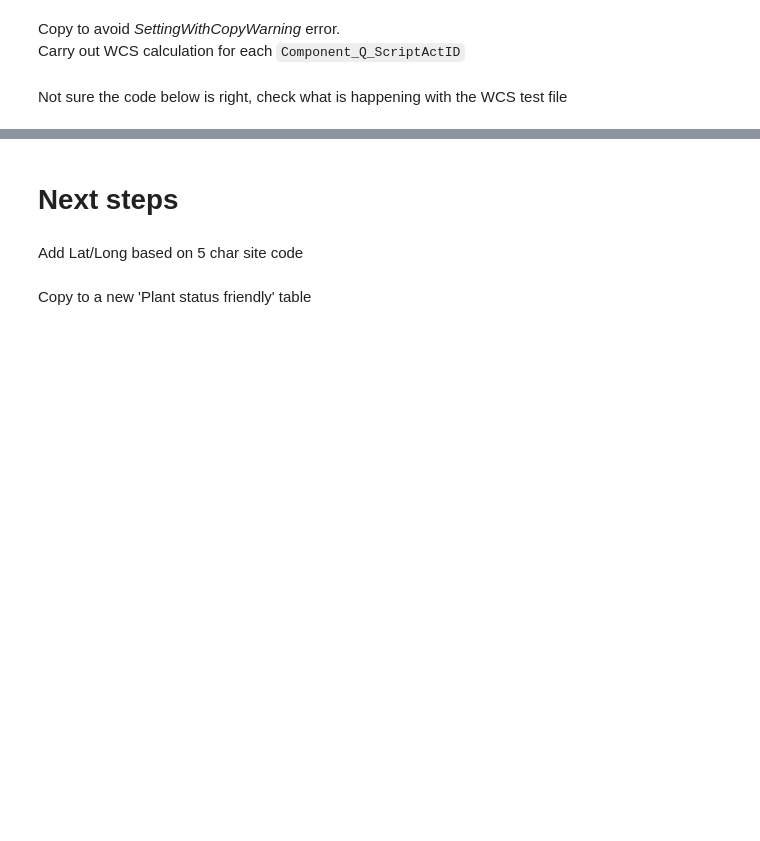
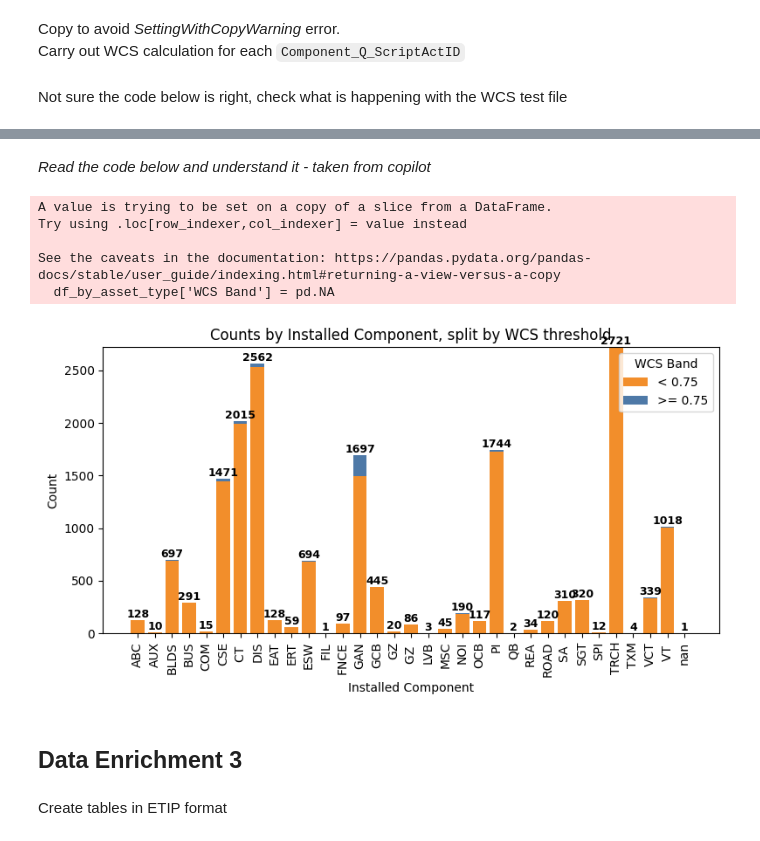
Before and after one commit to Rob1867/Project, a Jupyter notebook: Visual Condition Pipeline.ipynb, the cells around one changed output, grey strips where cells are left out. Cells and saved outputs as stored; diff of their text form; code cells hidden in the pictures; blank space fills up the shorter version.

```diff
--- a/Visual Condition Pipeline.ipynb
+++ b/Visual Condition Pipeline.ipynb
@@ -451,0 +707,6 @@ df_final.to_excel(r'C:\Users\robert.everitt\OneDrive - National Grid\Data Engine
+# %%
+by_asset_type_columns = ['Installed Component', 'Script Activity ID', 'WCS']
+
+df_by_asset_type = df_unique_clean[by_asset_type_columns]
+
+df_by_asset_type.head()
@@ -452,6 +720,59 @@ df_final.to_excel(r'C:\Users\robert.everitt\OneDrive - National Grid\Data Engine
+# %% [markdown]
+*Read the code below and understand it - taken from copilot*
+# %%
+
+
+
+# --- Configuration ---
+threshold = 0.75
+count_unique_script_ids = False  # True -> count unique Script Activity IDs; False -> count rows
+
+# --- Create WCS band labels ---
+df_by_asset_type['WCS Band'] = pd.NA
+df_by_asset_type.loc[df_by_asset_type['WCS'] >= threshold, 'WCS Band'] = f'>= {threshold}'
+df_by_asset_type.loc[df_by_asset_type['WCS'] <  threshold, 'WCS Band'] = f'< {threshold}'
+
+# --- Aggregate counts per Installed Component per WCS band ---
+if count_unique_script_ids:
+    agg_df = df_by_asset_type.groupby(['Installed Component', 'WCS Band'])['Script Activity ID'].nunique().reset_index(name='Count')
+else:
+    agg_df = df_by_asset_type.groupby(['Installed Component', 'WCS Band']).size().reset_index(name='Count')
+
+# Pivot to wide format for stacked bars
+pivot_df = agg_df.pivot(index='Installed Component', columns='WCS Band', values='Count').fillna(0)
+
+# Order segments: below threshold first, then above
+col_order = [c for c in pivot_df.columns if str(c).startswith('<')] + [c for c in pivot_df.columns if str(c).startswith('>=')]
+pivot_df = pivot_df[col_order]
+
+# --- Plot ---
+plt.figure(figsize=(8, 4.5))
+colors = ['#f28e2b', '#4e79a7']  # orange for below, blue for above
+bottom = None
+
+for i, col in enumerate(pivot_df.columns):
+    plt.bar(pivot_df.index, pivot_df[col], bottom=bottom, label=col, color=colors[i % len(colors)])
+    bottom = pivot_df.iloc[:, :i+1].sum(axis=1)  # update stacking baseline
+
+# Annotate totals on top of each bar
+totals = pivot_df.sum(axis=1)
+for x, total in zip(range(len(pivot_df.index)), totals):
+    plt.text(x, total + 0.05, str(int(total)), ha='center', va='bottom', fontsize=9, fontweight='bold')
+
+plt.title('Counts by Installed Component, split by WCS threshold')
+plt.ylabel('Count')
+plt.xlabel('Installed Component')
+plt.legend(title='WCS Band', loc='upper right')
+plt.xticks(rotation=90)
+plt.tight_layout()
+# %% [output]
+A value is trying to be set on a copy of a slice from a DataFrame.
+Try using .loc[row_indexer,col_indexer] = value instead
+
+See the caveats in the documentation: https://pandas.pydata.org/pandas-docs/stable/user_guide/indexing.html#returning-a-view-versus-a-copy
+  df_by_asset_type['WCS Band'] = pd.NA
+[figure, added]
 # %% [markdown]
-# Next steps
+## Data Enrichment 3
-# %% [markdown]
-Add Lat/Long based on 5 char site code
-# %% [markdown]
-Copy to a new 'Plant status friendly' table
+# %% [markdown]
+Create tables in ETIP format
```
Also changed, not shown: parts of 60 cells of this notebook, 8 other files.
